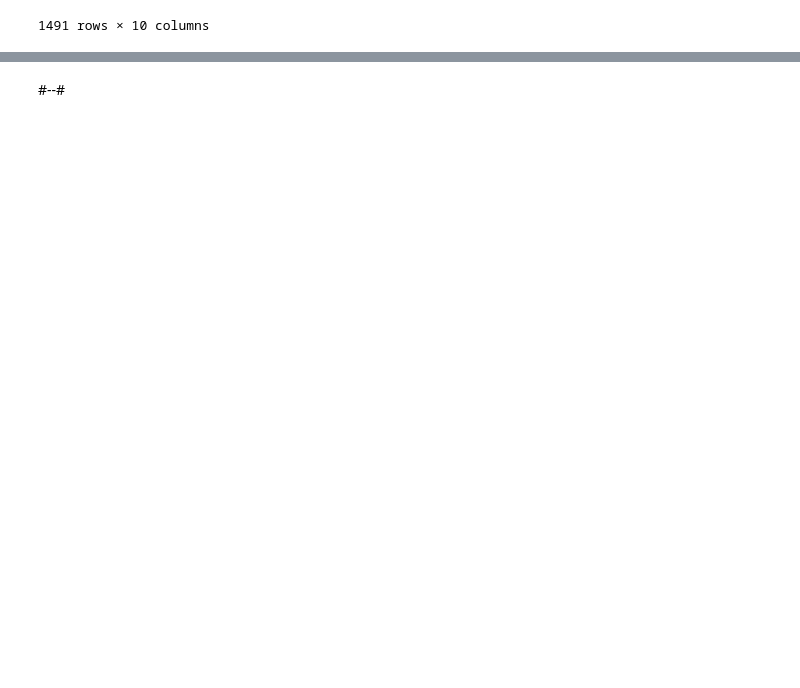
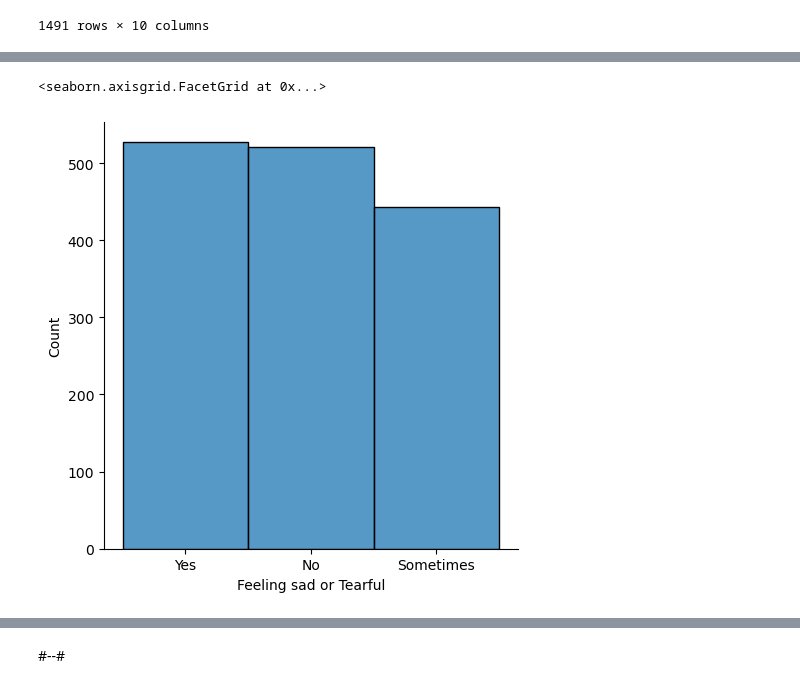
Before and after one commit to alfinosuroso/learning-ML, a Jupyter notebook: Tugas UAS - PostPartum Depression/postpartum-depression.ipynb, the cells around one changed output, grey strips where cells are left out. Saved outputs shown, nothing was run; the diff lists cells and outputs as text; code cells hidden in the pictures; blank space fills up the shorter version.

```diff
--- a/Tugas UAS - PostPartum Depression/postpartum-depression.ipynb
+++ b/Tugas UAS - PostPartum Depression/postpartum-depression.ipynb
@@ -100,0 +112,5 @@ data
+# %%
+sns.displot(data['Feeling sad or Tearful'])
+# %% [output]
+<seaborn.axisgrid.FacetGrid at 0x...>
+[figure, added]
```
Also changed, not shown: parts of 22 cells of this notebook.
